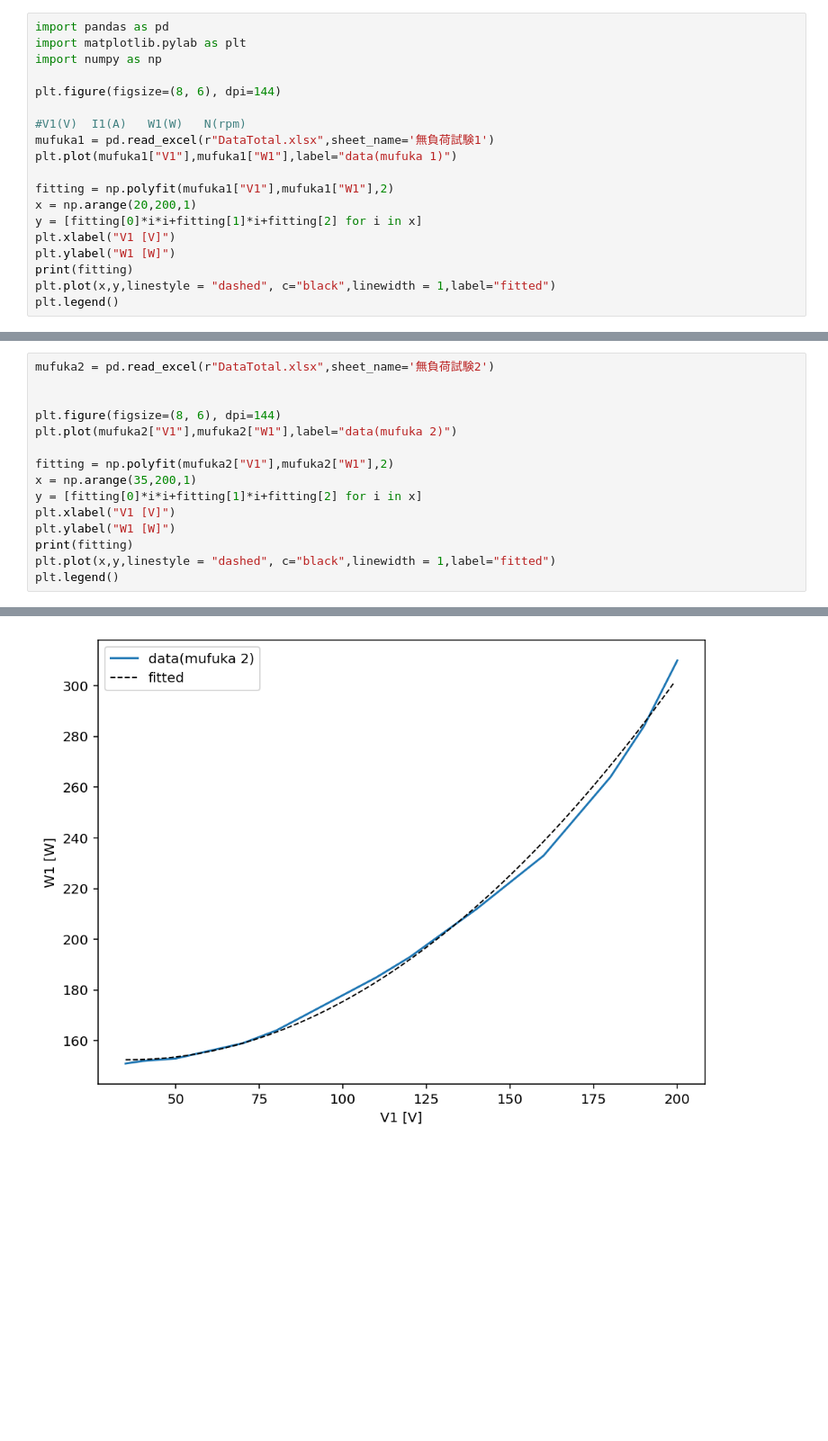
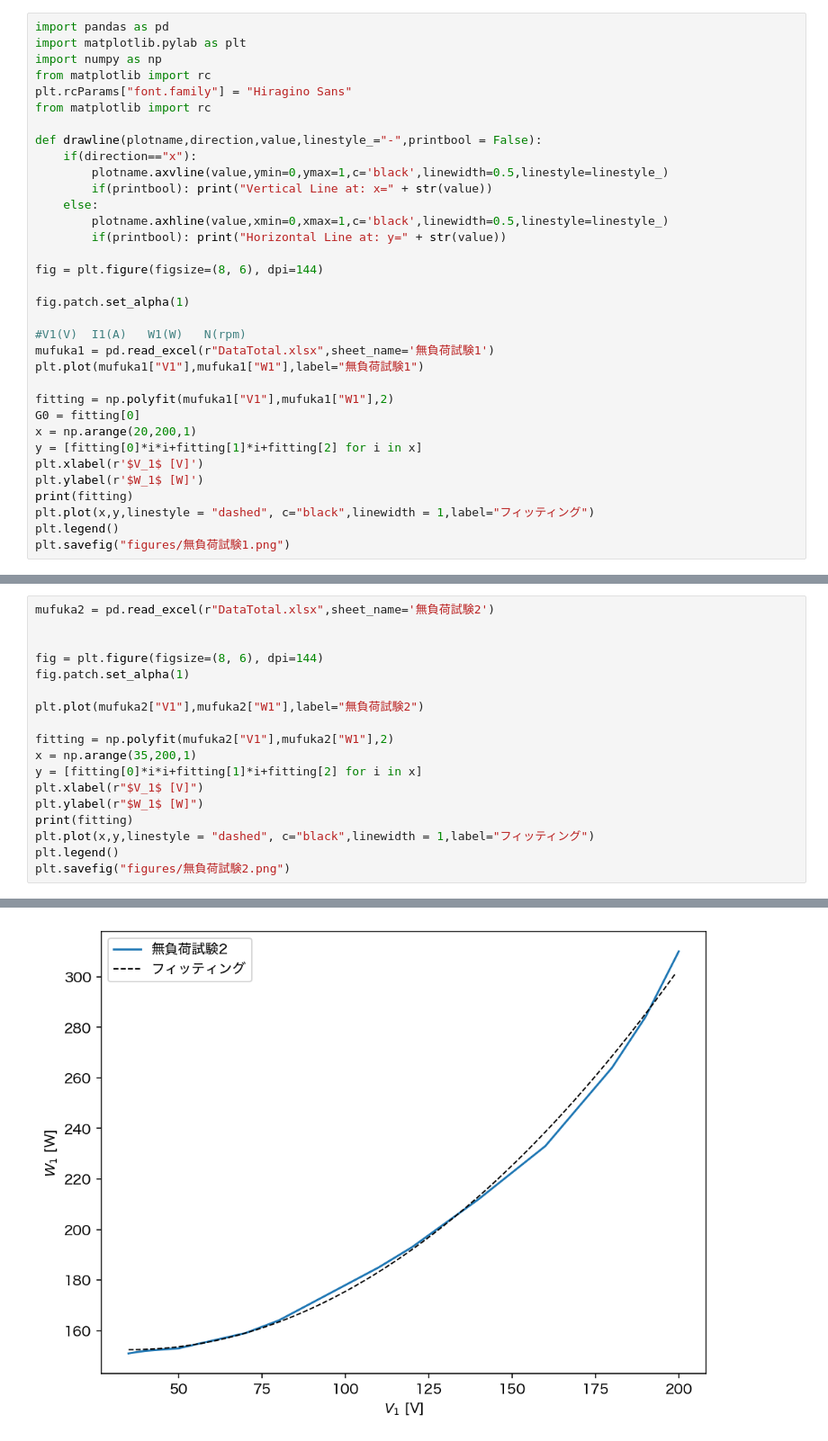
Before and after one commit to massanf/3Sexperiment, a Jupyter notebook: E2/graph.ipynb, the cells around one changed output, grey strips where cells are left out. Shown: that part at 90% size. Drawn from its saved outputs; the diff is of its cells as text; blank space fills up the shorter version.

```diff
--- a/E2/graph.ipynb
+++ b/E2/graph.ipynb
@@ -2,20 +2,35 @@
 import pandas as pd
 import matplotlib.pylab as plt
 import numpy as np
+from matplotlib import rc
+plt.rcParams["font.family"] = "Hiragino Sans"
+from matplotlib import rc
 
-plt.figure(figsize=(8, 6), dpi=144)
+def drawline(plotname,direction,value,linestyle_="-",printbool = False):
+    if(direction=="x"):
+        plotname.axvline(value,ymin=0,ymax=1,c='black',linewidth=0.5,linestyle=linestyle_)
+        if(printbool): print("Vertical Line at: x=" + str(value))
+    else:
+        plotname.axhline(value,xmin=0,xmax=1,c='black',linewidth=0.5,linestyle=linestyle_)
+        if(printbool): print("Horizontal Line at: y=" + str(value))
+
+fig = plt.figure(figsize=(8, 6), dpi=144)
+
+fig.patch.set_alpha(1)
 
 #V1(V)	I1(A)	W1(W)	N(rpm)
 mufuka1 = pd.read_excel(r"DataTotal.xlsx",sheet_name='無負荷試験1')
-plt.plot(mufuka1["V1"],mufuka1["W1"],label="data(mufuka 1)")
+plt.plot(mufuka1["V1"],mufuka1["W1"],label="無負荷試験1")
 
 fitting = np.polyfit(mufuka1["V1"],mufuka1["W1"],2)
+G0 = fitting[0]
 x = np.arange(20,200,1)
 y = [fitting[0]*i*i+fitting[1]*i+fitting[2] for i in x]
-plt.xlabel("V1 [V]")
-plt.ylabel("W1 [W]")
+plt.xlabel(r'$V_1$ [V]')
+plt.ylabel(r'$W_1$ [W]')
 print(fitting)
-plt.plot(x,y,linestyle = "dashed", c="black",linewidth = 1,label="fitted")
+plt.plot(x,y,linestyle = "dashed", c="black",linewidth = 1,label="フィッティング")
 plt.legend()
+plt.savefig("figures/無負荷試験1.png")
 # %% [output]
 [ 4.66048233e-03 -1.62482417e-01  6.10841955e+01]
@@ -25,16 +39,19 @@ plt.legend()
 mufuka2 = pd.read_excel(r"DataTotal.xlsx",sheet_name='無負荷試験2')
 
 
-plt.figure(figsize=(8, 6), dpi=144)
-plt.plot(mufuka2["V1"],mufuka2["W1"],label="data(mufuka 2)")
+fig = plt.figure(figsize=(8, 6), dpi=144)
+fig.patch.set_alpha(1)
+
+plt.plot(mufuka2["V1"],mufuka2["W1"],label="無負荷試験2")
 
 fitting = np.polyfit(mufuka2["V1"],mufuka2["W1"],2)
 x = np.arange(35,200,1)
 y = [fitting[0]*i*i+fitting[1]*i+fitting[2] for i in x]
-plt.xlabel("V1 [V]")
-plt.ylabel("W1 [W]")
+plt.xlabel(r"$V_1$ [V]")
+plt.ylabel(r"$W_1$ [W]")
 print(fitting)
-plt.plot(x,y,linestyle = "dashed", c="black",linewidth = 1,label="fitted")
+plt.plot(x,y,linestyle = "dashed", c="black",linewidth = 1,label="フィッティング")
 plt.legend()
+plt.savefig("figures/無負荷試験2.png")
 # %% [output]
 [ 5.58684581e-03 -4.00701556e-01  1.59684970e+02]
@@ -42 +58 @@ plt.legend()
-[figure, old version]
+[figure, new version]
```
Also changed, not shown: parts of 13 cells of this notebook, 9 other files.
